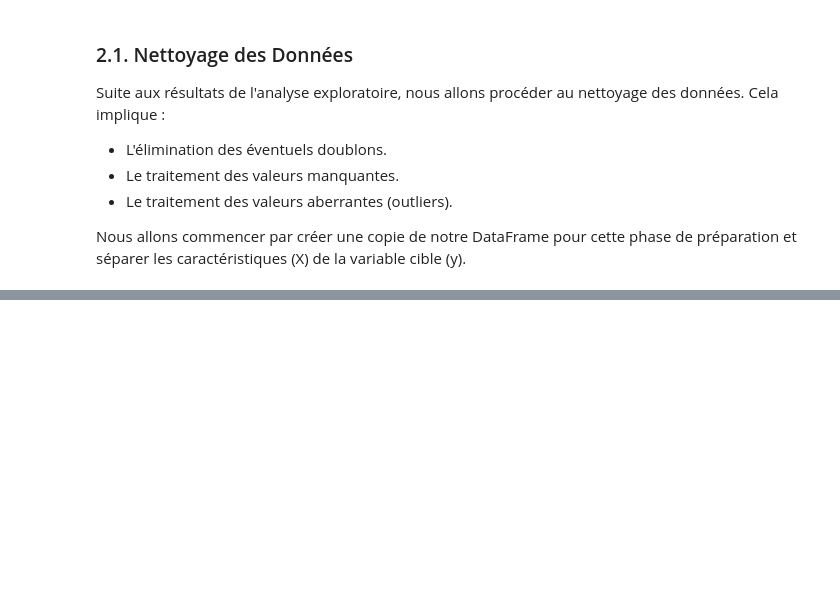
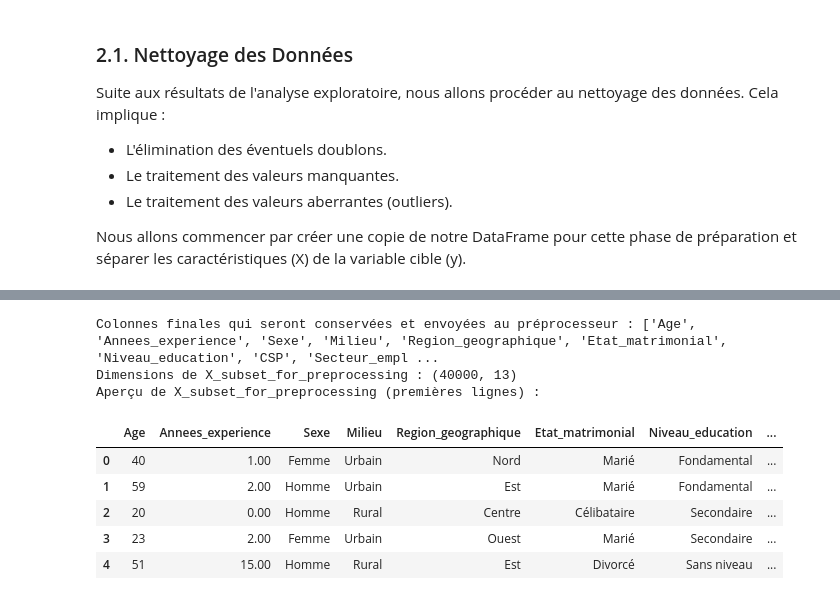
Before and after one commit to elnassim/ProjectML, a Jupyter notebook: mini_projet_AI.ipynb, the cells around one changed output, grey strips where cells are left out. Cells and saved outputs as stored; diff of their text form; code cells hidden in the pictures; blank space fills up the shorter version.

```diff
--- a/mini_projet_AI.ipynb
+++ b/mini_projet_AI.ipynb
@@ -442,0 +638,27 @@ Dimensions de y : (40000,)
+# %%
+if 'X' in locals() and isinstance(X, pd.DataFrame):
+    # Colonnes à conserver pour la modélisation
+    # (final_numerical_features et final_categorical_features ont été définies dans la cellule précédente)
+    final_features_to_keep = final_numerical_features + final_categorical_features
+
+    print(f"\nColonnes finales qui seront conservées et envoyées au préprocesseur : {final_features_to_keep}")
+
+    # Créer une vue de X avec seulement les colonnes que l'on veut traiter et conserver
+    X_subset_for_preprocessing = X[final_features_to_keep].copy() # .copy() pour éviter SettingWithCopyWarning plus tard
+
+    print(f"Dimensions de X_subset_for_preprocessing : {X_subset_for_preprocessing.shape}")
+    print("Aperçu de X_subset_for_preprocessing (premières lignes) :")
+    display(X_subset_for_preprocessing.head())
+
+else:
+    print("DataFrame X n'est pas défini.")
+# %% [output]
+Colonnes finales qui seront conservées et envoyées au préprocesseur : ['Age', 'Annees_experience', 'Sexe', 'Milieu', 'Region_geographique', 'Etat_matrimonial', 'Niveau_education', 'CSP', 'Secteur_empl ...
+Dimensions de X_subset_for_preprocessing : (40000, 13)
+Aperçu de X_subset_for_preprocessing (premières lignes) :
+|  | Age | Annees_experience | Sexe | Milieu | Region_geographique | Etat_matrimonial | Niveau_education | ... |
+| 0 | 40 | 1.00 | Femme | Urbain | Nord | Marié | Fondamental | ... |
+| 1 | 59 | 2.00 | Homme | Urbain | Est | Marié | Fondamental | ... |
+| 2 | 20 | 0.00 | Homme | Rural | Centre | Célibataire | Secondaire | ... |
+| 3 | 23 | 2.00 | Femme | Urbain | Ouest | Marié | Secondaire | ... |
+| 4 | 51 | 15.00 | Homme | Rural | Est | Divorcé | Sans niveau | ... |
```
Also changed, not shown: parts of 23 cells of this notebook, 2 other files.
